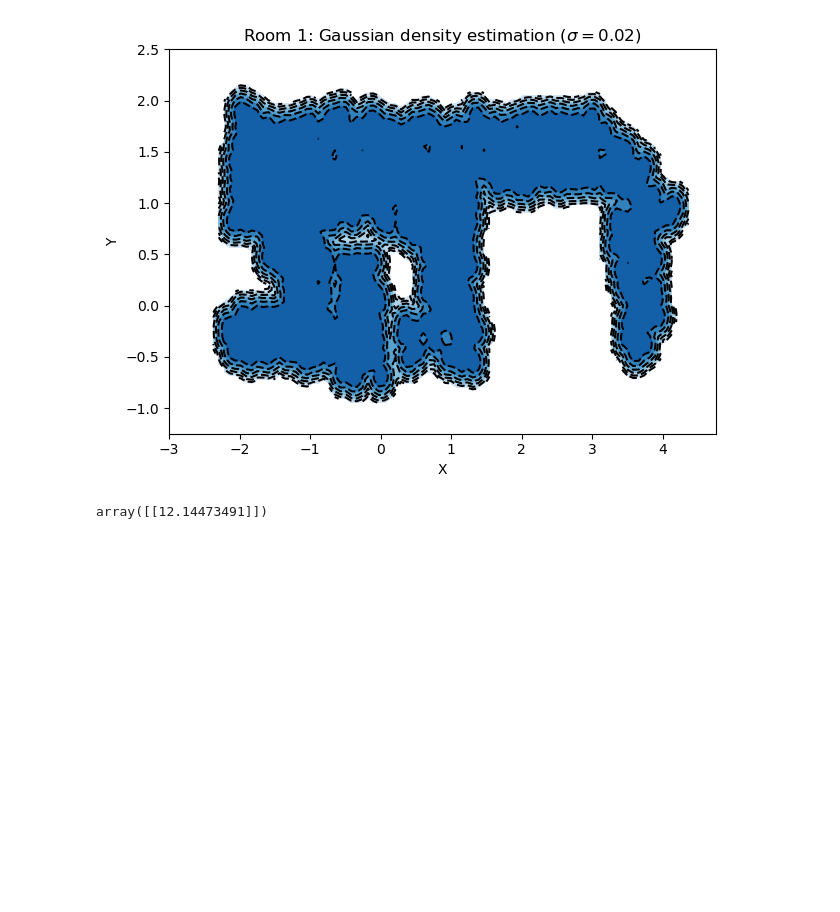
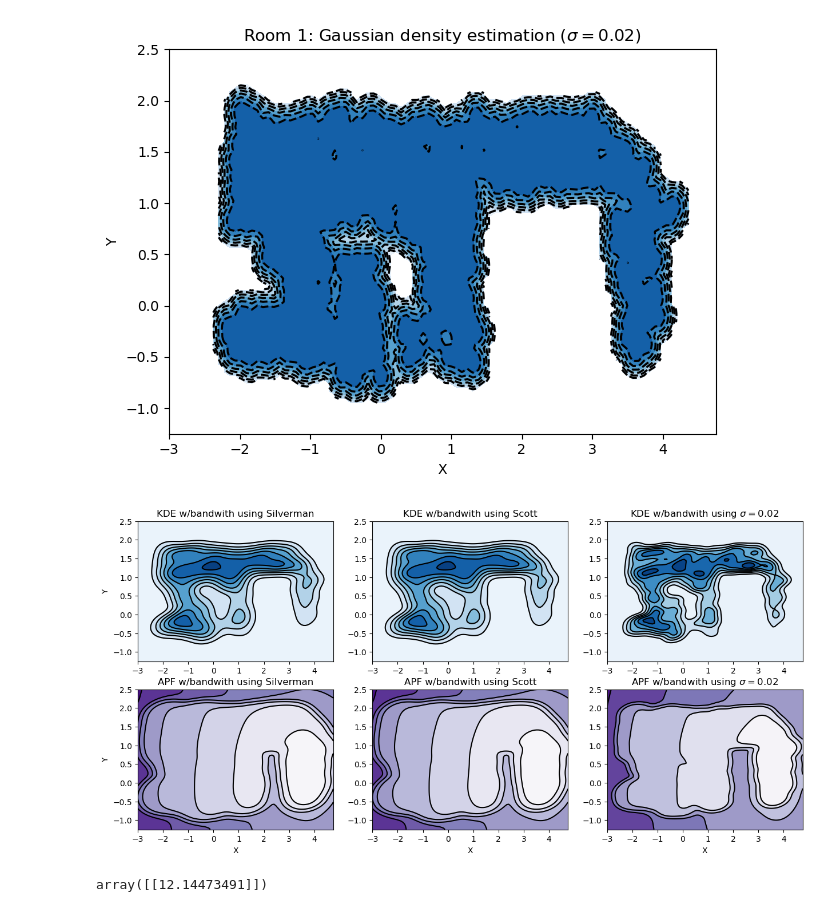
Before and after one commit to AGarciaCast/equivariant-representation-learning, a Jupyter notebook: rooms_exp/path_planning.ipynb, the cells around one changed output. Drawn from its saved outputs; the diff is of its cells as text; code cells hidden in the pictures; blank space fills up the shorter version.

```diff
--- a/rooms_exp/path_planning.ipynb
+++ b/rooms_exp/path_planning.ipynb
@@ -97,7 +97,7 @@ for idx, method in enumerate(methods):
     kernel = st.gaussian_kde(room_pos.T, bw_method=method_)
     pot_ex = lambda source: potential_field(source,
                                         alpha=1,
-                                        beta=1,
+                                        beta=0.005,
                                         kernel=kernel,
                                         target=TARGET)
 
@@ -114,33 +114,35 @@ for idx, method in enumerate(methods):
     cfset = ax[0,idx].contourf(xx, yy, kernel_val, cmap="Blues")
     ## Or kernel density estimate plot instead of the contourf plot
     #ax.imshow(np.rot90(f), cmap='Blues', extent=[xmin, xmax, ymin, ymax])
     # Contour plot
     cset = ax[0, idx].contour(xx, yy, kernel_val, colors='k')
 
      # Contourf plot
     cfset_pot = ax[1,idx].contourf(xx, yy, pot_val, cmap="Purples")
     ## Or kernel density estimate plot instead of the contourf plot
     #ax.imshow(np.rot90(f), cmap='Blues', extent=[xmin, xmax, ymin, ymax])
     # Contour plot
     cset_pot = ax[1, idx].contour(xx, yy, pot_val, colors='k')
 
 
     # Label plot
     ax[1, idx].set_xlabel('X')
     if idx == 0:
         ax[0, idx].set_ylabel('Y')
         ax[1, idx].set_ylabel('Y')
 
     title = "bandwith using "
     if type(method) == float:
         title += r"$\sigma={}$".format(method)
     else:
         title += method.capitalize()
 
     ax[0, idx].set_title("KDE w/" + title)
     ax[1, idx].set_title("APF w/" + title)
 
 plt.show()
+# %% [output]
+[figure, added]
 # %%
 pot_ex(np.array([[-1, 0.0]]))
 # %% [output]
```
